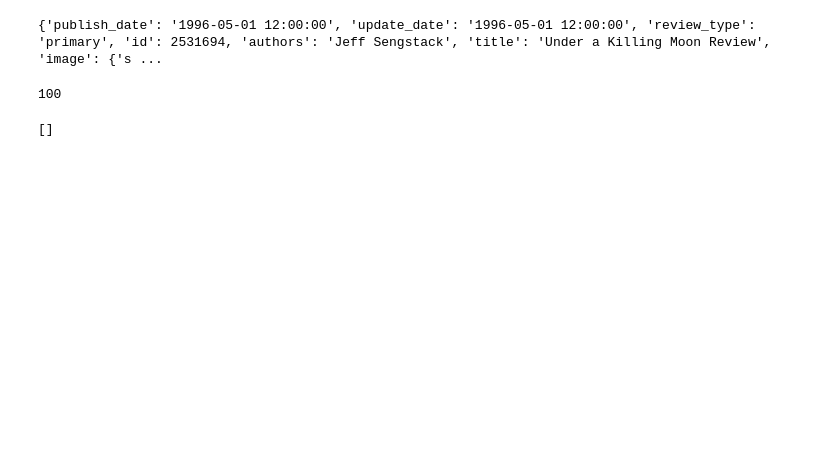
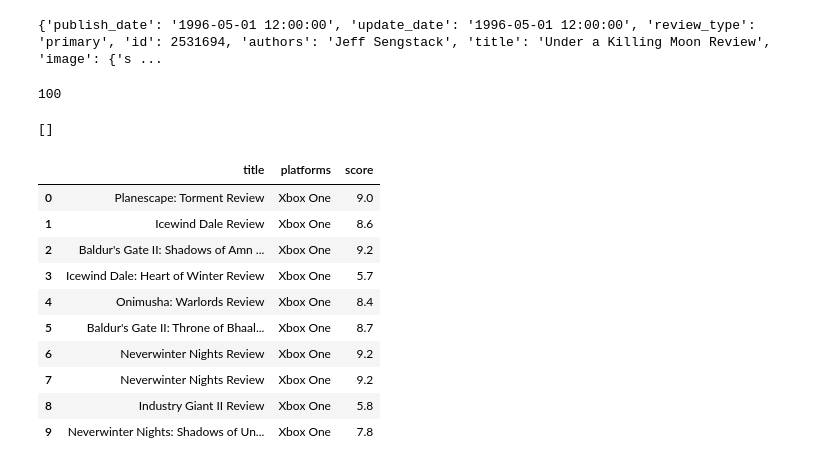
Before and after one commit to Ahila700/movie-project, a Jupyter notebook: gamespot_api.ipynb, the cells around one changed output. Saved outputs shown, nothing was run; the diff lists cells and outputs as text; code cells hidden in the pictures; blank space fills up the shorter version.

```diff
--- a/gamespot_api.ipynb
+++ b/gamespot_api.ipynb
@@ -69,6 +70,19 @@ while cur < 15049:
     cur += 100
 # %%
 df = pd.DataFrame(results)
+df.head(10)
+# %% [output]
+|  | title | platforms | score |
+| 0 | Planescape: Torment Review | Xbox One | 9.0 |
+| 1 | Icewind Dale Review | Xbox One | 8.6 |
+| 2 | Baldur's Gate II: Shadows of Amn ... | Xbox One | 9.2 |
+| 3 | Icewind Dale: Heart of Winter Review | Xbox One | 5.7 |
+| 4 | Onimusha: Warlords Review | Xbox One | 8.4 |
+| 5 | Baldur's Gate II: Throne of Bhaal... | Xbox One | 8.7 |
+| 6 | Neverwinter Nights Review | Xbox One | 9.2 |
+| 7 | Neverwinter Nights Review | Xbox One | 9.2 |
+| 8 | Industry Giant II Review | Xbox One | 5.8 |
+| 9 | Neverwinter Nights: Shadows of Un... | Xbox One | 7.8 |
 # %%
 titles = []
 for title in df['title']:
```
Also changed, not shown: parts of 9 cells of this notebook, 8 other files.
